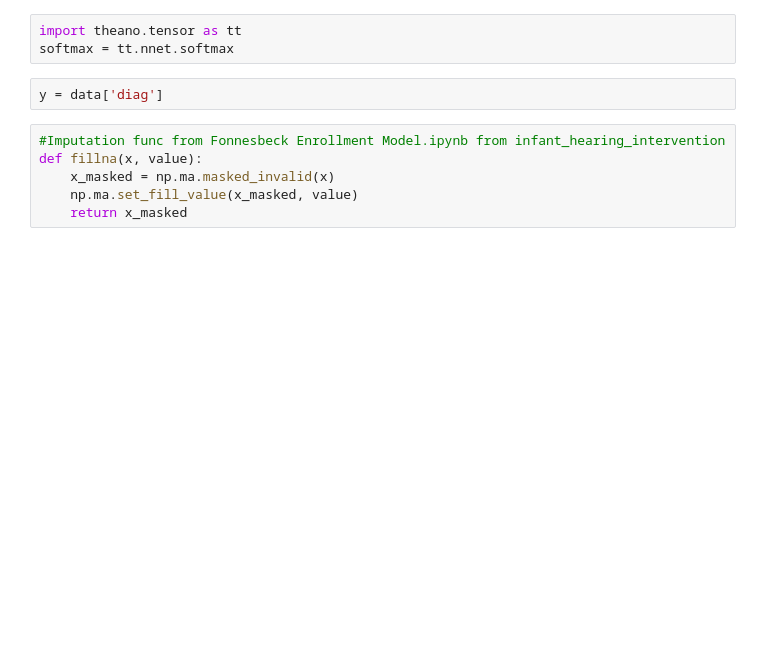
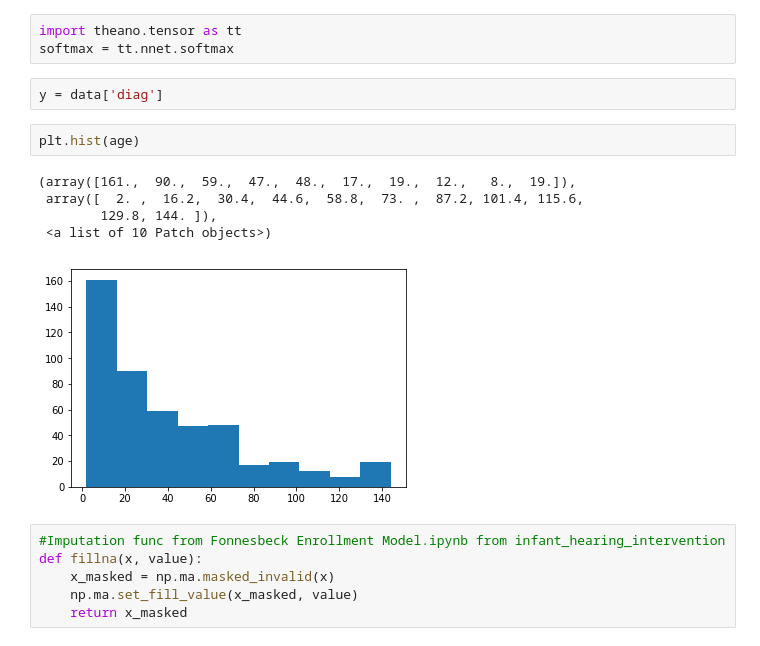
Before and after one commit to lmaesampson/CNSCat, a Jupyter notebook: LogisticReg/RegressionImputedParameterTest.ipynb, the cells around one changed output. Saved outputs shown, nothing was run; the diff lists cells and outputs as text; blank space fills up the shorter version.

```diff
--- a/LogisticReg/RegressionImputedParameterTest.ipynb
+++ b/LogisticReg/RegressionImputedParameterTest.ipynb
@@ -32,6 +32,14 @@ import theano.tensor as tt
 softmax = tt.nnet.softmax
 # %%
 y = data['diag']
+# %%
+plt.hist(age)
+# %% [output]
+(array([161.,  90.,  59.,  47.,  48.,  17.,  19.,  12.,   8.,  19.]),
+ array([  2. ,  16.2,  30.4,  44.6,  58.8,  73. ,  87.2, 101.4, 115.6,
+        129.8, 144. ]),
+ <a list of 10 Patch objects>)
+[figure, added]
 # %%
 #Imputation func from Fonnesbeck Enrollment Model.ipynb from infant_hearing_intervention
 def fillna(x, value):
```
Also changed, not shown: parts of 4 cells of this notebook, 5 other files.
